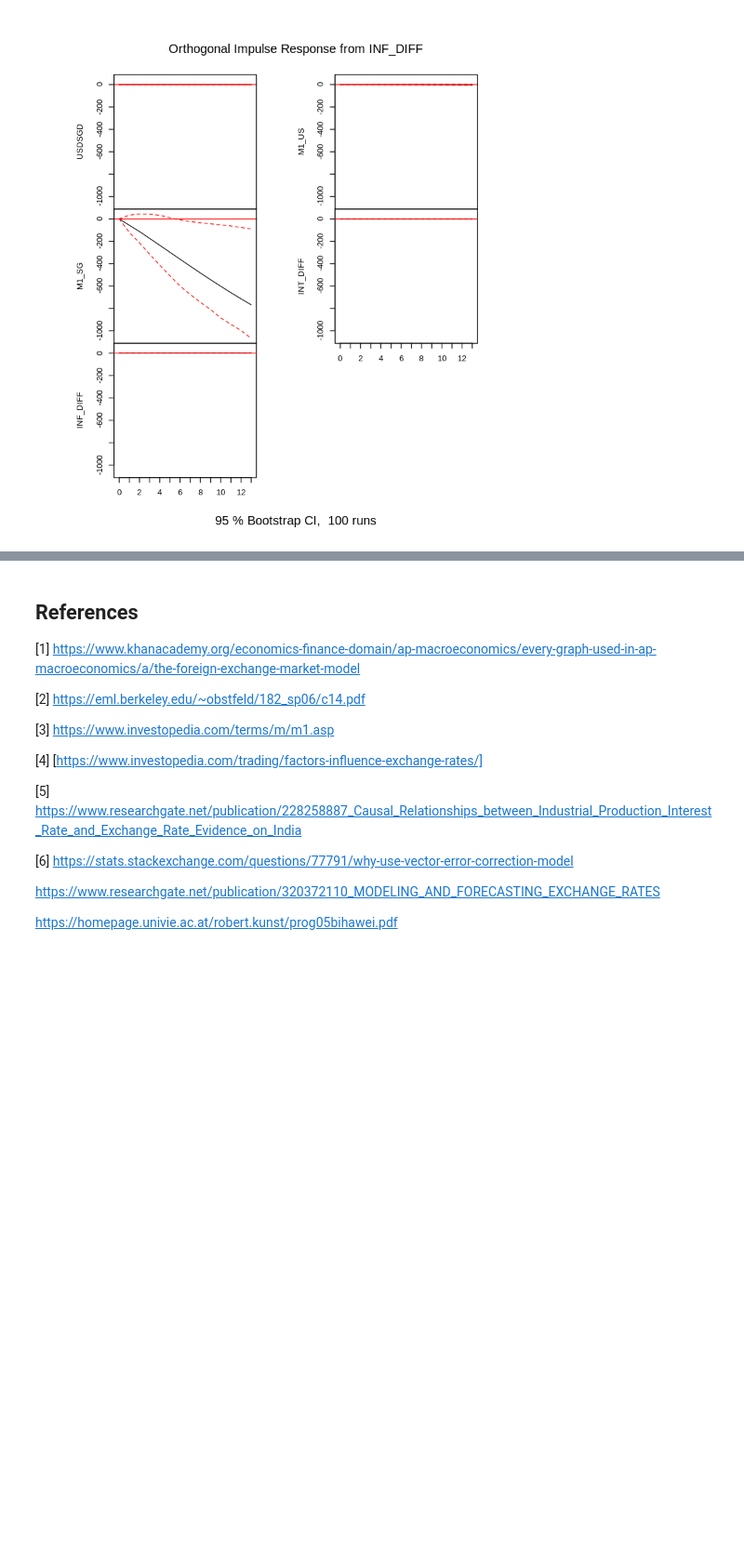
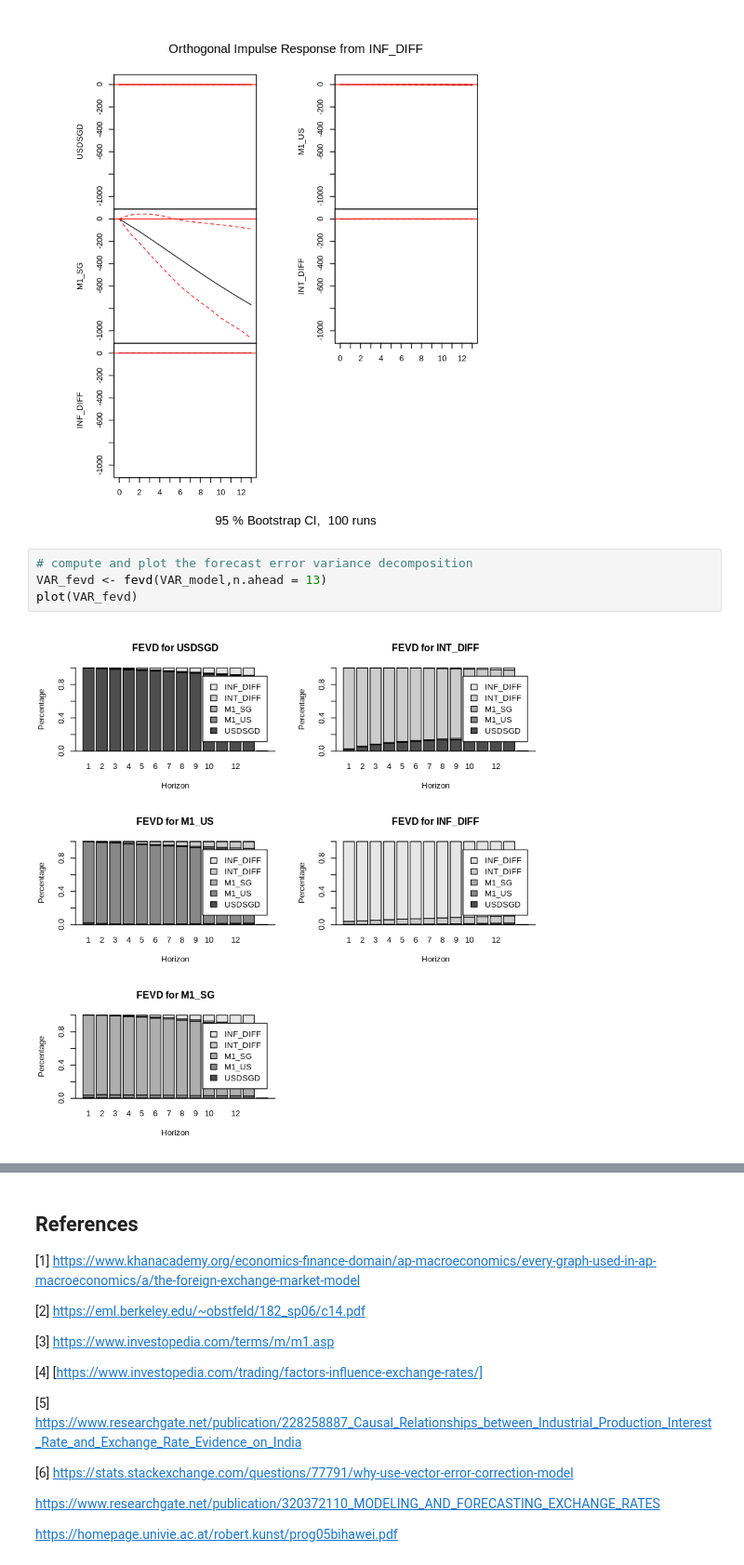
Before and after one commit to yehjxraymond/wqu_econometrics_group_proj, a Jupyter notebook: submission2/Part 2.ipynb, the cells around one changed output, grey strips where cells are left out. Shown: that part at 93% size. Drawn from its saved outputs; the diff is of its cells as text; blank space fills up the shorter version.

```diff
--- a/submission2/Part 2.ipynb
+++ b/submission2/Part 2.ipynb
@@ -226,3 +212,9 @@ plot(VAR_irf)
 [figure]
 [figure]
 [figure]
+# %%
+# compute and plot the forecast error variance decomposition
+VAR_fevd <- fevd(VAR_model,n.ahead = 13)
+plot(VAR_fevd)
+# %% [output]
+[figure, added]
```
Also changed, not shown: parts of 10 cells of this notebook.
